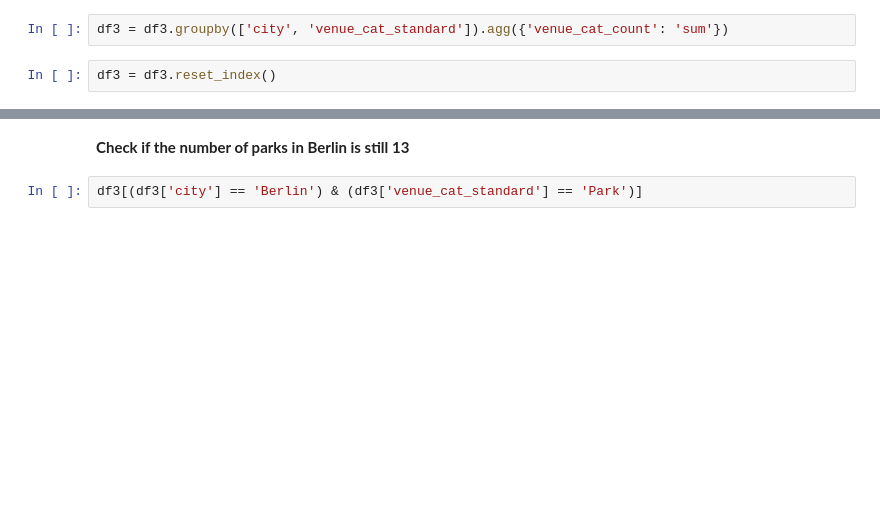
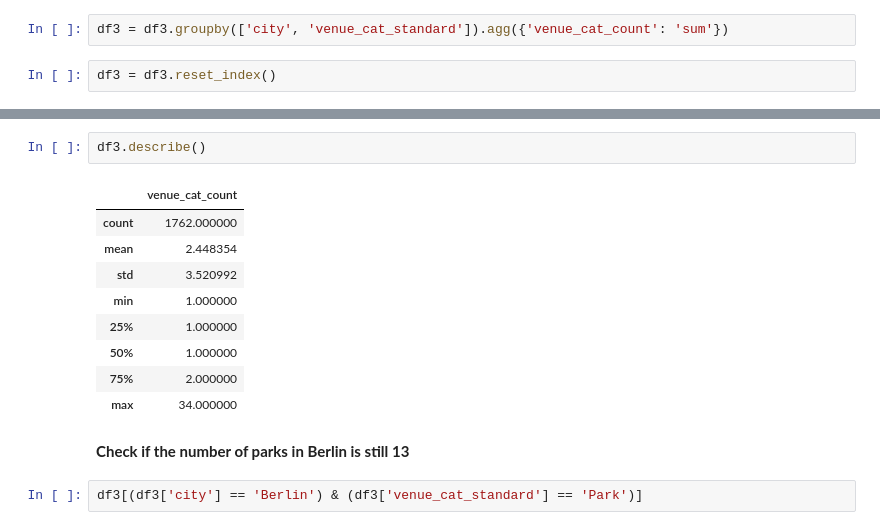
Before and after one commit to robertbozsik/city-recommender, a Jupyter notebook: notebooks/Foursquare_venues.ipynb, the cells around one changed output, grey strips where cells are left out. Drawn from its saved outputs; the diff is of its cells as text; blank space fills up the shorter version.

```diff
--- a/notebooks/Foursquare_venues.ipynb
+++ b/notebooks/Foursquare_venues.ipynb
@@ -551,4 +551,16 @@ df3.head()
 | 4 | Amsterdam | Bistro | 1 |
+# %%
+df3.describe()
+# %% [output]
+|  | venue_cat_count |
+| count | 1762.000000 |
+| mean | 2.448354 |
+| std | 3.520992 |
+| min | 1.000000 |
+| 25% | 1.000000 |
+| 50% | 1.000000 |
+| 75% | 2.000000 |
+| max | 34.000000 |
 # %% [markdown]
 **Check if the number of parks in Berlin is still 13**
 # %%
```
Also changed, not shown: parts of 19 cells of this notebook, 1 other file.
